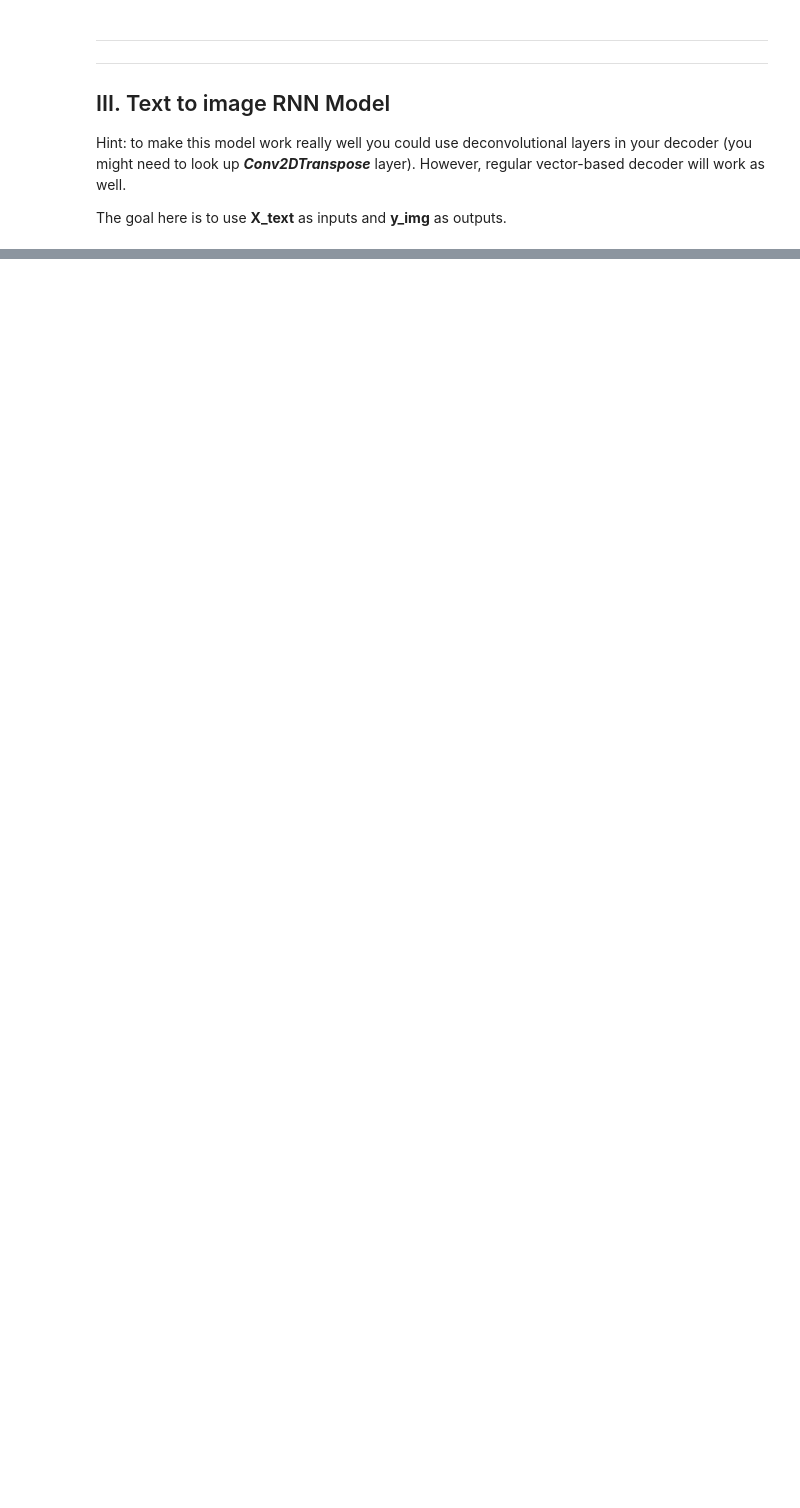
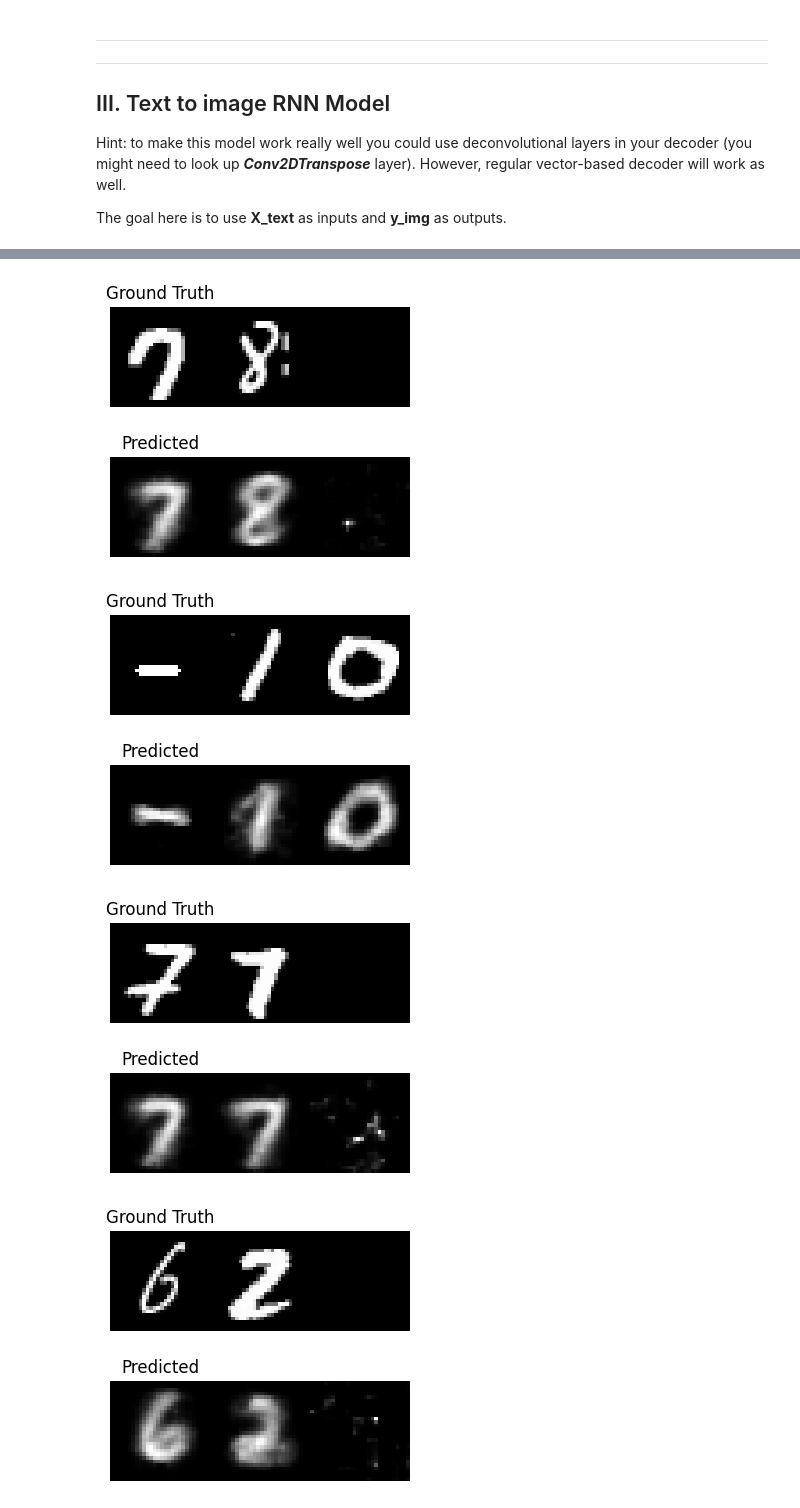
Before and after one commit to gaddetsi/final-assignment-IDL, a Jupyter notebook: A2_RNNs.ipynb, the cells around one changed output, grey strips where cells are left out. Drawn from its saved outputs; the diff is of its cells as text; code cells hidden in the pictures; blank space fills up the shorter version.

```diff
--- a/A2_RNNs.ipynb
+++ b/A2_RNNs.ipynb
@@ -941 +957,21 @@ Restoring model weights from the end of the best epoch: 57.
 <keras.src.callbacks.history.History at 0x...>
+# %%
+# train better than before, since this task is very difficult
+# make train_test split
+X_text_onehot_train, X_text_onehot_test, y_img_train, y_img_test = train_test_split(
+    X_text_onehot, y_img,
+    test_size=0.1,random_state=42
+)
+# init model
+text2image_big = build_text2image_model_big()
+# fit model
+reduce_lr = ReduceLROnPlateau(monitor='val_loss', factor=0.5, patience=5, verbose=1, min_lr=1e-6)
+early_stop = EarlyStopping(monitor='val_loss', patience=10, verbose=1, restore_best_weights=True)
+callbacks_list = [reduce_lr, early_stop]
+text2image_big.fit(
+    X_text_onehot_train, y_img_train,
+    epochs=300,
+    batch_size=64,
+    validation_split=0.2,
+    callbacks=callbacks_list
+)
@@ -1061,0 +1081,9 @@ plot_text2image(
+# %%
+# plot 5 predictions and ground truth
+plot_text2image(
+    model=text2image_big,
+    X_input=X_text_onehot_test,
+    y_true=y_img_test,
+    sample_amount=5
+)
+# %% [output]
@@ -1061,0 +1091,4 @@ plot_text2image(
+[figure, added]
+[figure, added]
+[figure, added]
+[figure, added]
```
Also changed, not shown: parts of 22 cells of this notebook.
